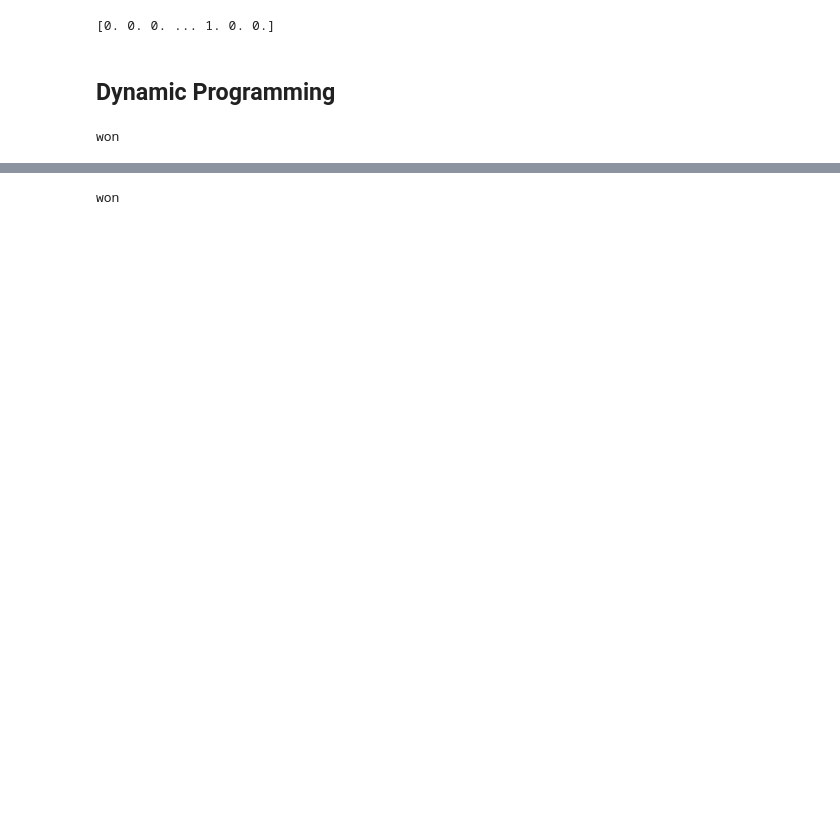
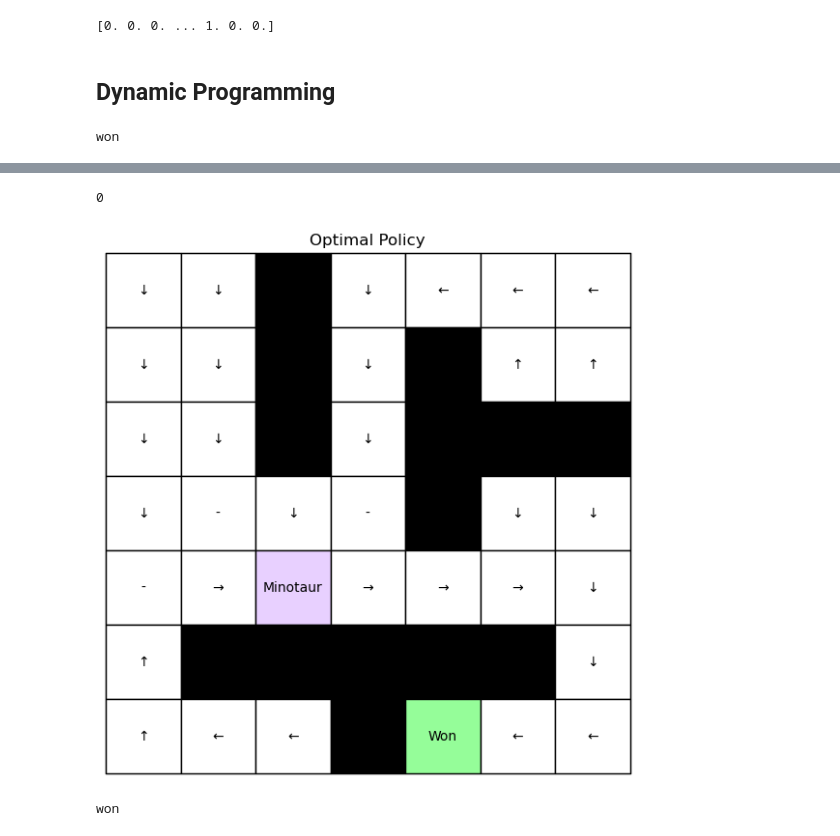
Before and after one commit to citrovin/reinforcement-learning, a Jupyter notebook: lab1/lab1.ipynb, the cells around one changed output, grey strips where cells are left out. Drawn from its saved outputs; the diff is of its cells as text; code cells hidden in the pictures; blank space fills up the shorter version.

```diff
--- a/lab1/lab1.ipynb
+++ b/lab1/lab1.ipynb
@@ -148,6 +155,12 @@ gamma   = 29/30;
 # Accuracy treshold
 epsilon = 0.0001;
 V, policy = mz.value_iteration_minotaur(env, gamma, epsilon)
+# %%
+minotaur = (4,2)
+mz.draw_policy(env, minotaur, policy, time=-1)
+# %% [output]
+0
+[figure, added]
 # %%
 # Simulate the shortest path starting from position A
 method = 'ValIter';
```
Also changed, not shown: parts of 43 cells of this notebook, 1 other file.
